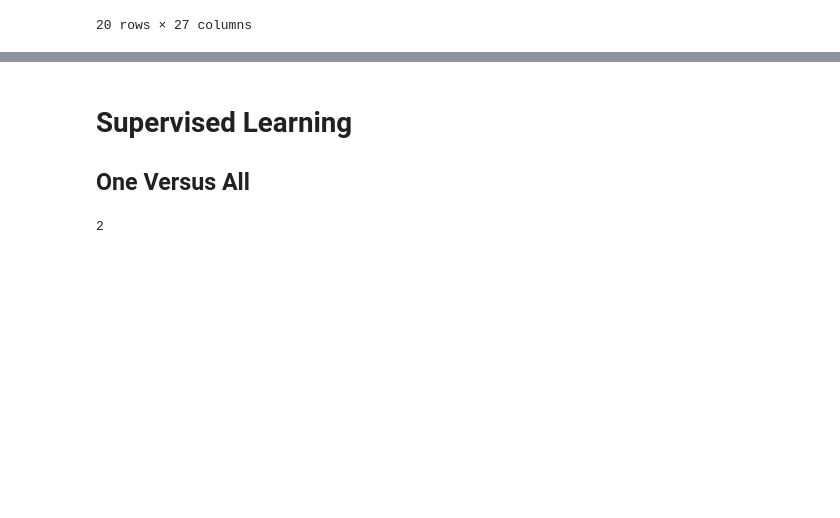
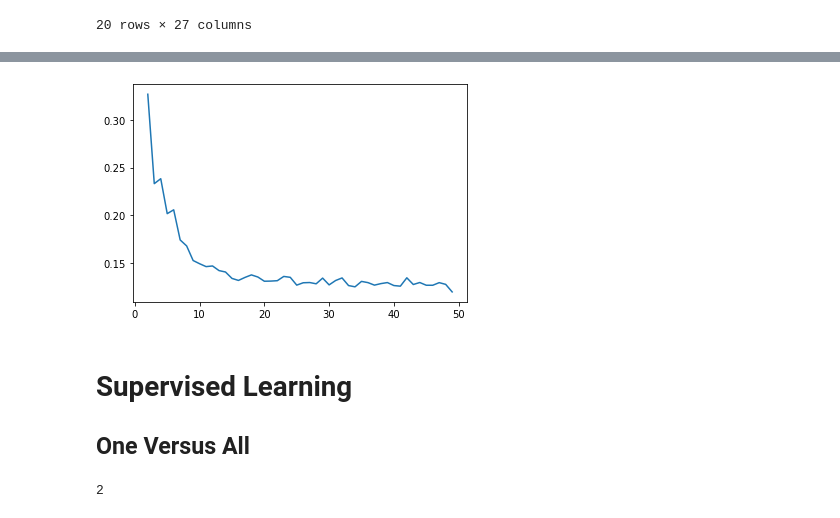
Before and after one commit to Mabanta/CMSC422_Final, a Jupyter notebook: 422final.ipynb, the cells around one changed output, grey strips where cells are left out. Drawn from its saved outputs; the diff is of its cells as text; code cells hidden in the pictures; blank space fills up the shorter version.

Commit message:
k means updated

```diff
--- a/422final.ipynb
+++ b/422final.ipynb
@@ -449,3 +458,31 @@ TypeError: learning_curve() missing 2 required positional arguments: 'X' and 'y'
+# %%
+import sklearn.model_selection as sk_ms
+from sklearn import metrics
+from sklearn.cluster import KMeans
+import matplotlib.pyplot as plt
+
+def kMeansHyperparameterCurve(X, kVals):
+    results = []
+    inertias = []
+
+    for k in kVals:
+        model = KMeans(k)
+
+        model.fit(X)
+
+        results.append(metrics.cluster.silhouette_score(X, model.labels_))
+        inertias.append(model.inertia_)
+
+    plt.plot(kVals, results)
+    plt.show()
+
+X = df[["Duration", "Loudness", "Tempo", "Meter", "Key", "Mode", "Acousticness", "Danceability", "Energy", "Instrumentalness", "Liveness", "Speechiness", "Valence"]]
+
+X = X.apply(lambda col : (col - col.min()) / (col.max() - col.min()), axis = 0)
+
+kMeansHyperparameterCurve(X, range(2, 50))
+# %% [output]
+[figure, added]
 # %% [markdown]
 # Supervised Learning
 ## One Versus All
```
Also changed, not shown: parts of 5 cells of this notebook.
